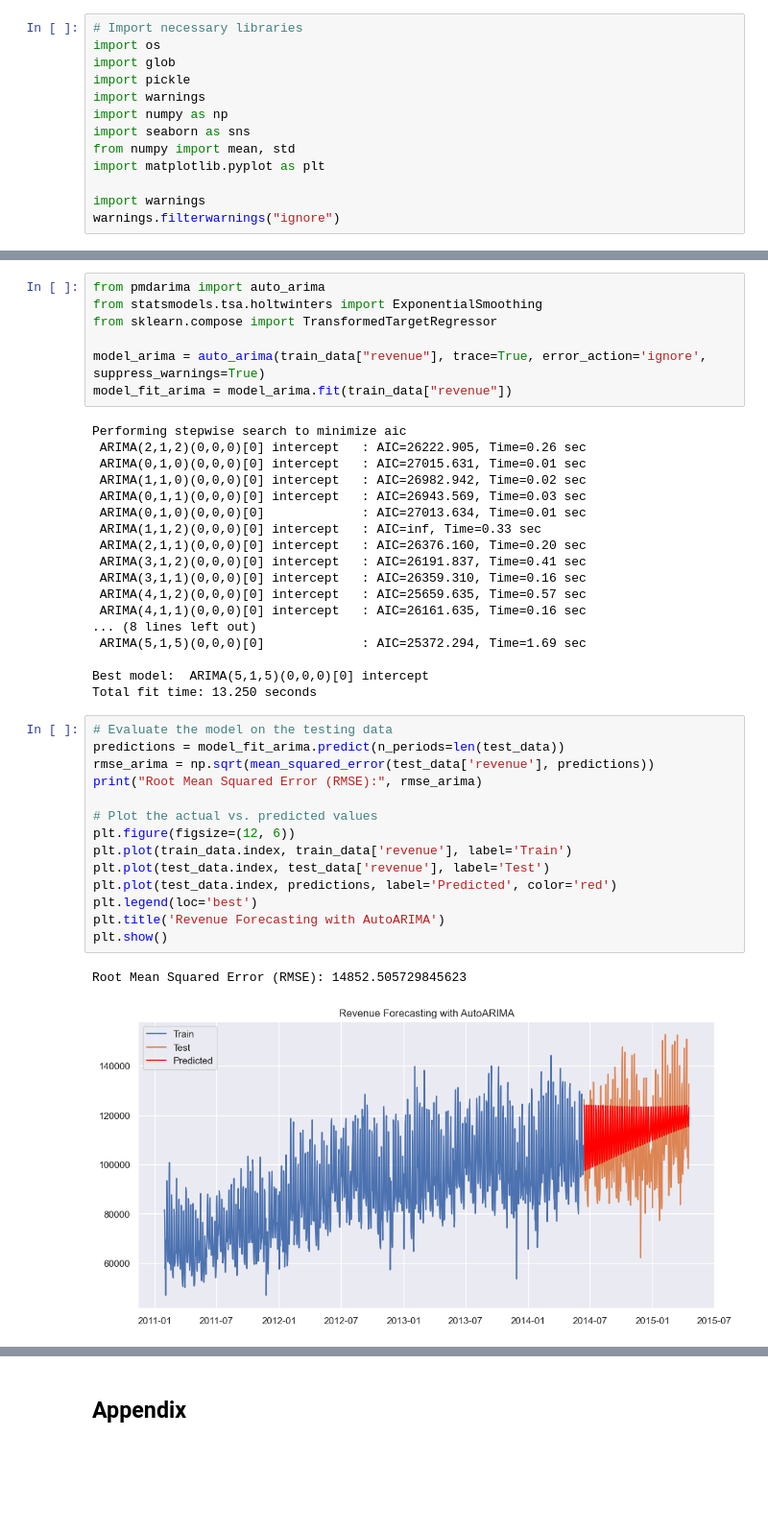
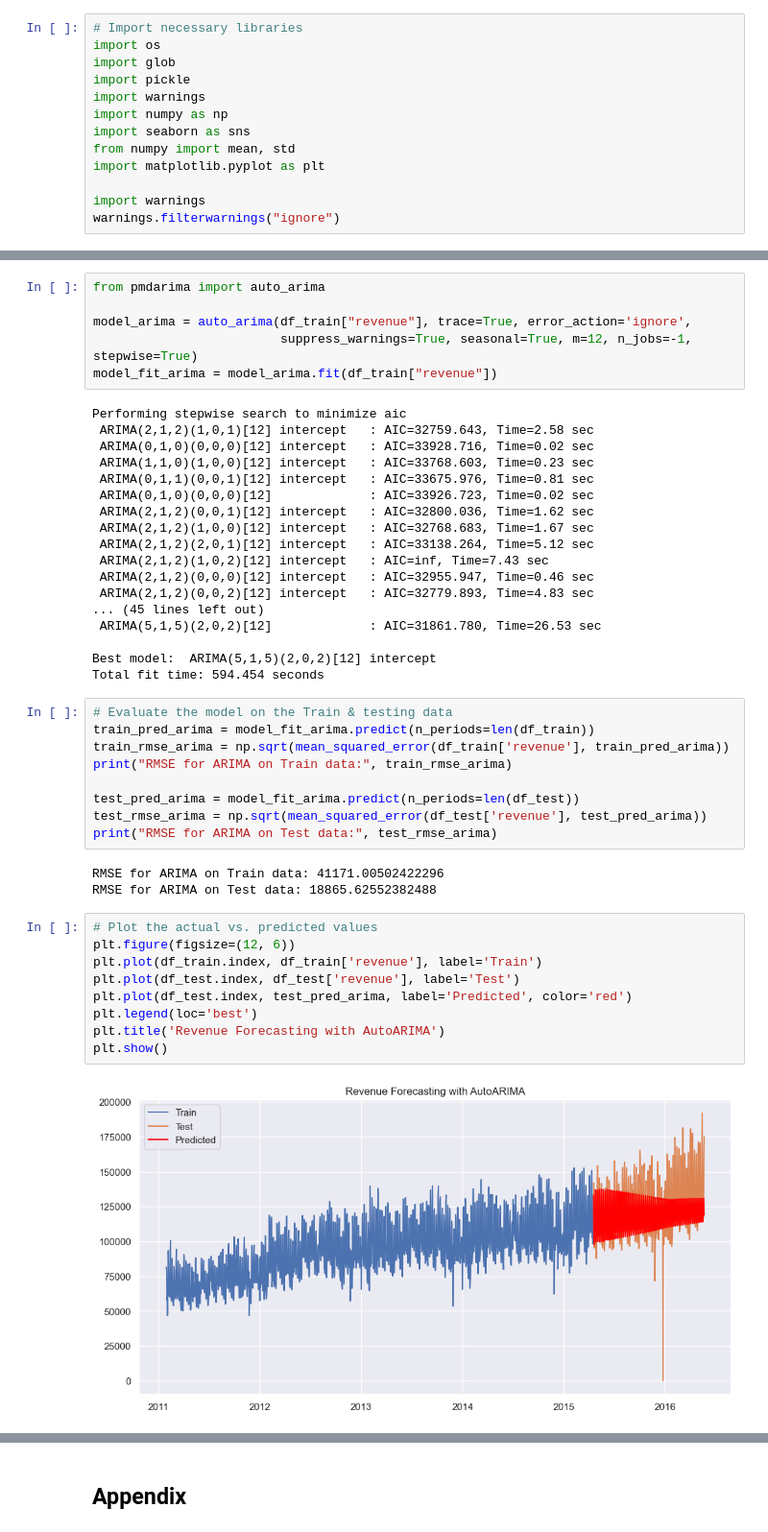
Before and after one commit to Kritz23/adv_mla_at2, a Jupyter notebook: notebooks/forecasting/dhawale_kritika-24587661-arima.ipynb, the cells around one changed output, grey strips where cells are left out. Shown at 96% size. Saved outputs shown, nothing was run; the diff lists cells and outputs as text; blank space fills up the shorter version.

```diff
--- a/notebooks/forecasting/dhawale_kritika-24587661-arima.ipynb
+++ b/notebooks/forecasting/dhawale_kritika-24587661-arima.ipynb
@@ -191,42 +233,47 @@ plt.show()
 # %%
 from pmdarima import auto_arima
-from statsmodels.tsa.holtwinters import ExponentialSmoothing
-from sklearn.compose import TransformedTargetRegressor
 
-model_arima = auto_arima(train_data["revenue"], trace=True, error_action='ignore', suppress_warnings=True)
-model_fit_arima = model_arima.fit(train_data["revenue"])
+model_arima = auto_arima(df_train["revenue"], trace=True, error_action='ignore',
+                         suppress_warnings=True, seasonal=True, m=12, n_jobs=-1, stepwise=True)
+model_fit_arima = model_arima.fit(df_train["revenue"])
 # %% [output]
 Performing stepwise search to minimize aic
- ARIMA(2,1,2)(0,0,0)[0] intercept   : AIC=26222.905, Time=0.26 sec
- ARIMA(0,1,0)(0,0,0)[0] intercept   : AIC=27015.631, Time=0.01 sec
- ARIMA(1,1,0)(0,0,0)[0] intercept   : AIC=26982.942, Time=0.02 sec
- ARIMA(0,1,1)(0,0,0)[0] intercept   : AIC=26943.569, Time=0.03 sec
- ARIMA(0,1,0)(0,0,0)[0]             : AIC=27013.634, Time=0.01 sec
- ARIMA(1,1,2)(0,0,0)[0] intercept   : AIC=inf, Time=0.33 sec
- ARIMA(2,1,1)(0,0,0)[0] intercept   : AIC=26376.160, Time=0.20 sec
- ARIMA(3,1,2)(0,0,0)[0] intercept   : AIC=26191.837, Time=0.41 sec
- ARIMA(3,1,1)(0,0,0)[0] intercept   : AIC=26359.310, Time=0.16 sec
- ARIMA(4,1,2)(0,0,0)[0] intercept   : AIC=25659.635, Time=0.57 sec
- ARIMA(4,1,1)(0,0,0)[0] intercept   : AIC=26161.635, Time=0.16 sec
-... (8 lines left out)
- ARIMA(5,1,5)(0,0,0)[0]             : AIC=25372.294, Time=1.69 sec
+ ARIMA(2,1,2)(1,0,1)[12] intercept   : AIC=32759.643, Time=2.58 sec
+ ARIMA(0,1,0)(0,0,0)[12] intercept   : AIC=33928.716, Time=0.02 sec
+ ARIMA(1,1,0)(1,0,0)[12] intercept   : AIC=33768.603, Time=0.23 sec
+ ARIMA(0,1,1)(0,0,1)[12] intercept   : AIC=33675.976, Time=0.81 sec
+ ARIMA(0,1,0)(0,0,0)[12]             : AIC=33926.723, Time=0.02 sec
+ ARIMA(2,1,2)(0,0,1)[12] intercept   : AIC=32800.036, Time=1.62 sec
+ ARIMA(2,1,2)(1,0,0)[12] intercept   : AIC=32768.683, Time=1.67 sec
+ ARIMA(2,1,2)(2,0,1)[12] intercept   : AIC=33138.264, Time=5.12 sec
+ ARIMA(2,1,2)(1,0,2)[12] intercept   : AIC=inf, Time=7.43 sec
+ ARIMA(2,1,2)(0,0,0)[12] intercept   : AIC=32955.947, Time=0.46 sec
+ ARIMA(2,1,2)(0,0,2)[12] intercept   : AIC=32779.893, Time=4.83 sec
+... (45 lines left out)
+ ARIMA(5,1,5)(2,0,2)[12]             : AIC=31861.780, Time=26.53 sec
 
-Best model:  ARIMA(5,1,5)(0,0,0)[0] intercept
-Total fit time: 13.250 seconds
+Best model:  ARIMA(5,1,5)(2,0,2)[12] intercept
+Total fit time: 594.454 seconds
 # %%
-# Evaluate the model on the testing data
-predictions = model_fit_arima.predict(n_periods=len(test_data))
-rmse_arima = np.sqrt(mean_squared_error(test_data['revenue'], predictions))
-print("Root Mean Squared Error (RMSE):", rmse_arima)
+# Evaluate the model on the Train & testing data
+train_pred_arima = model_fit_arima.predict(n_periods=len(df_train))
+train_rmse_arima = np.sqrt(mean_squared_error(df_train['revenue'], train_pred_arima))
+print("RMSE for ARIMA on Train data:", train_rmse_arima)
 
-# Plot the actual vs. predicted values
-plt.figure(figsize=(12, 6))
-plt.plot(train_data.index, train_data['revenue'], label='Train')
-plt.plot(test_data.index, test_data['revenue'], label='Test')
-plt.plot(test_data.index, predictions, label='Predicted', color='red')
-plt.legend(loc='best')
-plt.title('Revenue Forecasting with AutoARIMA')
-plt.show()
+test_pred_arima = model_fit_arima.predict(n_periods=len(df_test))
+test_rmse_arima = np.sqrt(mean_squared_error(df_test['revenue'], test_pred_arima))
+print("RMSE for ARIMA on Test data:", test_rmse_arima)
 # %% [output]
-Root Mean Squared Error (RMSE): 14852.505729845623
+RMSE for ARIMA on Train data: 41171.00502422296
+RMSE for ARIMA on Test data: 18865.62552382488
-[figure, removed]
+# %%
+# Plot the actual vs. predicted values
+plt.figure(figsize=(12, 6))
+plt.plot(df_train.index, df_train['revenue'], label='Train')
+plt.plot(df_test.index, df_test['revenue'], label='Test')
+plt.plot(df_test.index, test_pred_arima, label='Predicted', color='red')
+plt.legend(loc='best')
+plt.title('Revenue Forecasting with AutoARIMA')
+plt.show()
+# %% [output]
+[figure, added]
```
Also changed, not shown: parts of 57 cells of this notebook, 5 other files.
